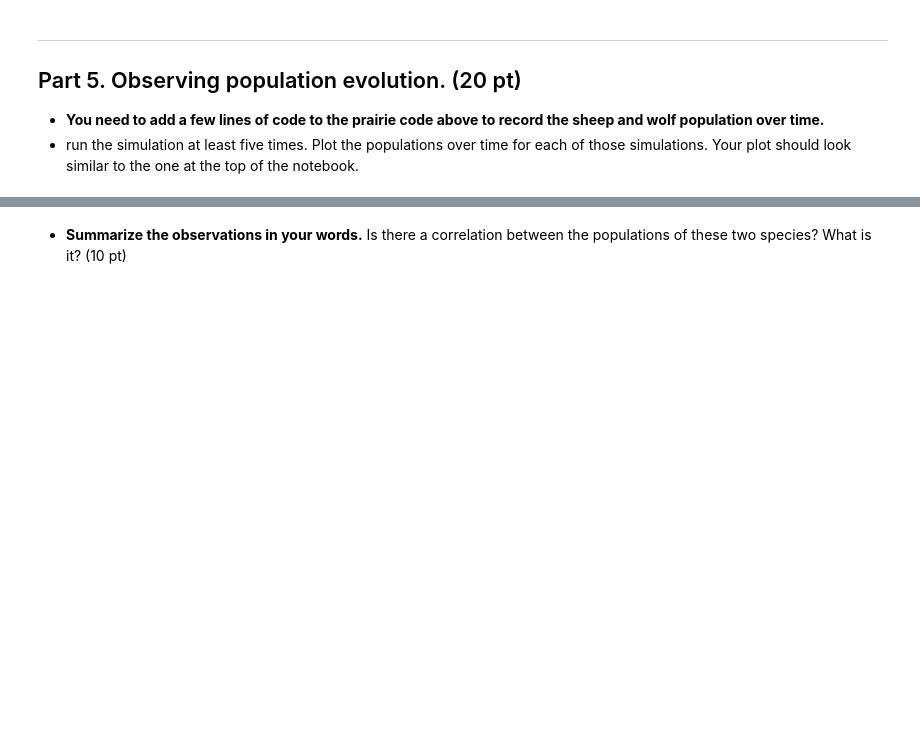
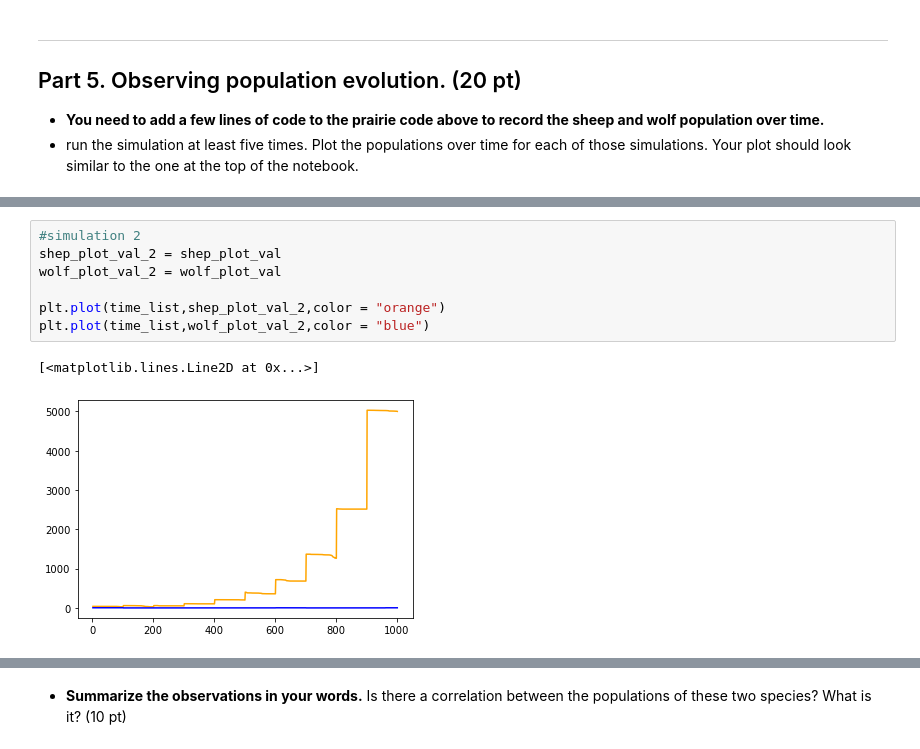
Before and after one commit to Jacob-Rancour/cmse202-s21-turnin, a Jupyter notebook: hw-03/HW-03_OOP+ABM-STUDENT.ipynb, the cells around one changed output, grey strips where cells are left out. Cells and saved outputs as stored; diff of their text form; blank space fills up the shorter version.

```diff
--- a/hw-03/HW-03_OOP+ABM-STUDENT.ipynb
+++ b/hw-03/HW-03_OOP+ABM-STUDENT.ipynb
@@ -827,0 +1002,10 @@ Take a moment to save your notebook, commit the changes to your Git repository u
+# %%
+#simulation 2
+shep_plot_val_2 = shep_plot_val
+wolf_plot_val_2 = wolf_plot_val
+
+plt.plot(time_list,shep_plot_val_2,color = "orange")
+plt.plot(time_list,wolf_plot_val_2,color = "blue")
+# %% [output]
+[<matplotlib.lines.Line2D at 0x...>]
+[figure, added]
```
Also changed, not shown: parts of 27 cells of this notebook.
